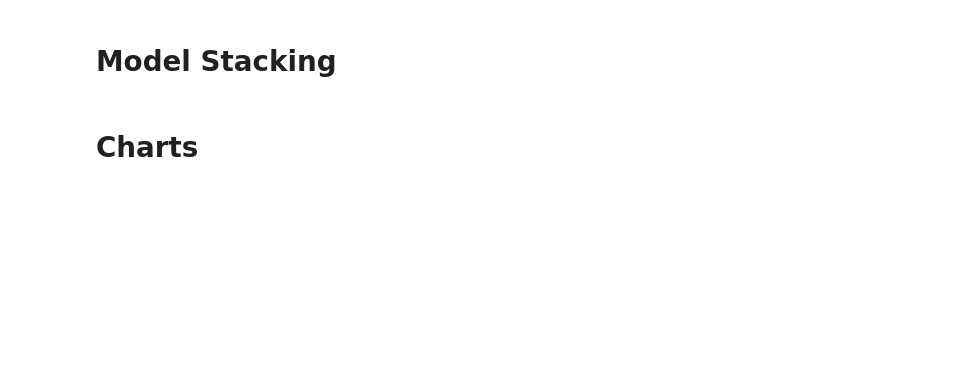
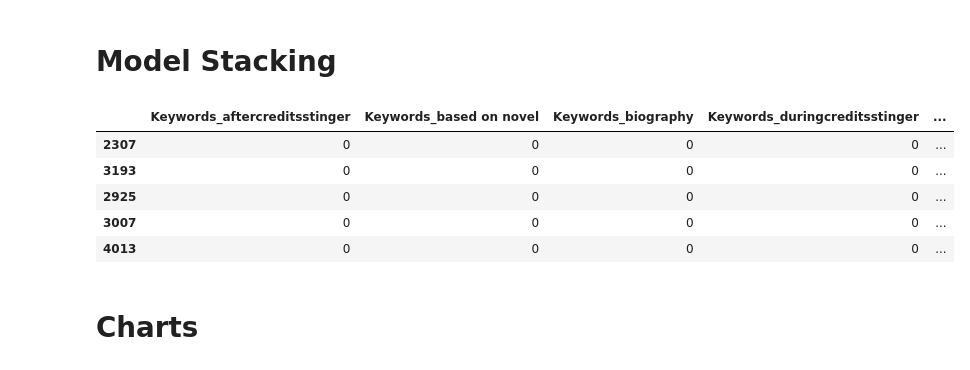
Before and after one commit to Idan707/Kaggle_TMDB_Box_Office_Prediction, a Jupyter notebook: Kaggle_TMDB_Box_Office_Prediction_PrepForSub_tofix.ipynb, the cells around one changed output. Drawn from its saved outputs; the diff is of its cells as text; code cells hidden in the pictures; blank space fills up the shorter version.

```diff
--- a/Kaggle_TMDB_Box_Office_Prediction_PrepForSub_tofix.ipynb
+++ b/Kaggle_TMDB_Box_Office_Prediction_PrepForSub_tofix.ipynb
@@ -76,9 +99,9 @@ def extract_genres(df):
     df = add_x_length_column(df, col='genres')
     temp = mlb.fit_transform(df.pop('genres'))
     temp_df = pd.DataFrame(temp, columns=list(map(lambda x: 'genres'+'_'+x,mlb.classes_)),
-                              index=df.index)
-
-    df = pd.concat([df, temp_df], axis=1)
+                              )#index=temp.index)
+    print('extract_genres temp df shape: ', temp_df.shape)
+    df = pd.merge(df, temp_df, how='inner', on=df.id)
 
     return df
 
@@ -94,9 +117,10 @@ def extract_common(df, col, limit, apply_dict_to_col=True):
 
     temp = mlb.fit_transform(df.pop(col))
     temp_df = pd.DataFrame(temp, columns=list(map(lambda x: col+'_'+x,mlb.classes_)),
-                              index=df.index)
-
-    df = pd.concat([df, temp_df], axis=1)
+                              )#index=temp.index)
+    print('extract_common temp df shape: ', temp_df.shape)
+    print('temp index: ',temp_df.index)
+    df = pd.merge(df, temp_df, how='inner', left_index=True, right_index=True)
 
     return df
 
@@ -414,7 +586,14 @@ Kfolder.validate(train, test, train.columns.drop('revenue') , catmodel, name="ca
 # %% [markdown]
 # Model Stacking
 # %%
-test["lgbfinal"].head(100)
+test.head(5)
+# %% [output]
+|  | Keywords_aftercreditsstinger | Keywords_based on novel | Keywords_biography | Keywords_duringcreditsstinger | ... |
+| 2307 | 0 | 0 | 0 | 0 | ... |
+| 3193 | 0 | 0 | 0 | 0 | ... |
+| 2925 | 0 | 0 | 0 | 0 | ... |
+| 3007 | 0 | 0 | 0 | 0 | ... |
+| 4013 | 0 | 0 | 0 | 0 | ... |
 # %%
 test['PredictedLogRevenue'] = 0.4 * test["lgbfinal"] + \
                                0.2 * test["xgbfinal"] + \
```
Also changed, not shown: parts of 9 cells of this notebook.
